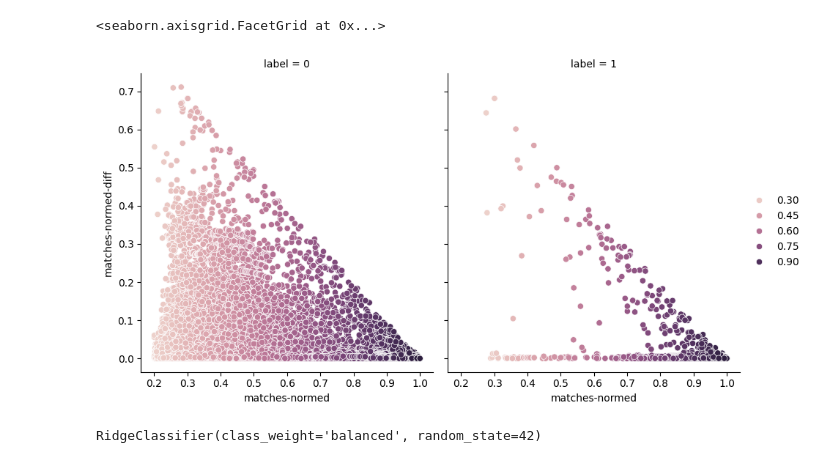
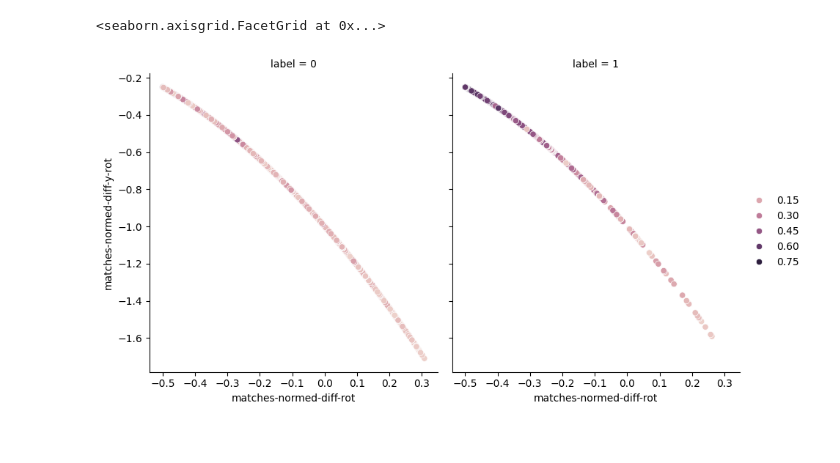
Before and after one commit to tbrekalo/tb-ram, a Jupyter notebook: scripts/notebooks/ovlp-chain-eval.ipynb, the cells around one changed output. Drawn from its saved outputs; the diff is of its cells as text; code cells hidden in the pictures.

```diff
--- a/scripts/notebooks/ovlp-chain-eval.ipynb
+++ b/scripts/notebooks/ovlp-chain-eval.ipynb
@@ -90,6 +84,6 @@ shape: (2, 1)
 └───────────┘
 # %%
-OFFESET = 0
+OFFESET = -0.5
 ANGLE = 0 * np.pi
 # %%
 df_experiment = (
@@ -126,13 +120,13 @@ df_experiment = (
     .with_columns(
         (
             (pl.col("matches-normed-diff") + OFFESET) * np.cos(ANGLE)
-            + (pl.col("matches-normed-diff") + OFFESET).pow(2) * np.sin(ANGLE)
+            + (-pl.col("matches-normed-diff") + OFFESET).pow(2) * np.sin(ANGLE)
         ).alias("matches-normed-diff-rot")
     )
     .with_columns(
         (
             (pl.col("matches-normed-diff") + OFFESET) * np.sin(ANGLE)
-            - (pl.col("matches-normed-diff") + OFFESET).pow(2) * np.cos(ANGLE)
+            - (-pl.col("matches-normed-diff") + OFFESET).pow(2) * np.cos(ANGLE)
         ).alias("matches-normed-diff-y-rot")
     )
 )
@@ -142,19 +133,19 @@ df_experiment_rhs = df_experiment.filter(pl.col("matches-normed-diff") >= 0.05)
 # %%
 g = sns.FacetGrid(
     df_experiment,
     col="label",
 )
 g.fig.set_size_inches(9, 5)
 g.map_dataframe(
     sns.scatterplot,
-    x="matches-normed",
-    y="matches-normed-diff",
-    hue="matches-normed",
+    x="matches-normed-diff-rot",
+    y="matches-normed-diff-y-rot",
+    hue="score-normed",
 )
 g.add_legend()
 # %% [output]
 <seaborn.axisgrid.FacetGrid at 0x...>
-[figure, old version]
+[figure, new version]
 # %%
 df_features = df_experiment.select(
     pl.col("score-normed"),
@@ -186,11 +166,0 @@ model_ridge_rhs = RidgeClassifier(
-# %%
-X_lhs_train, X_lhs_test, y_lhs_train, y_lhs_test = train_test_split(
-    X_lhs, y_lhs, train_size=0.7, random_state=RANDOM_SEED)
-
-X_rhs_train, X_rhs_test, y_rhs_train, y_rhs_test = train_test_split(
-    X_rhs, y_rhs, train_size=0.7, random_state=RANDOM_SEED)
-
-model_ridge_lhs.fit(X_lhs_train, y_lhs_train)
-model_ridge_rhs.fit(X_rhs_train, y_rhs_train)
-# %% [output]
-RidgeClassifier(class_weight='balanced', random_state=42)
```
Also changed, not shown: parts of 14 cells of this notebook, 2 other files.
